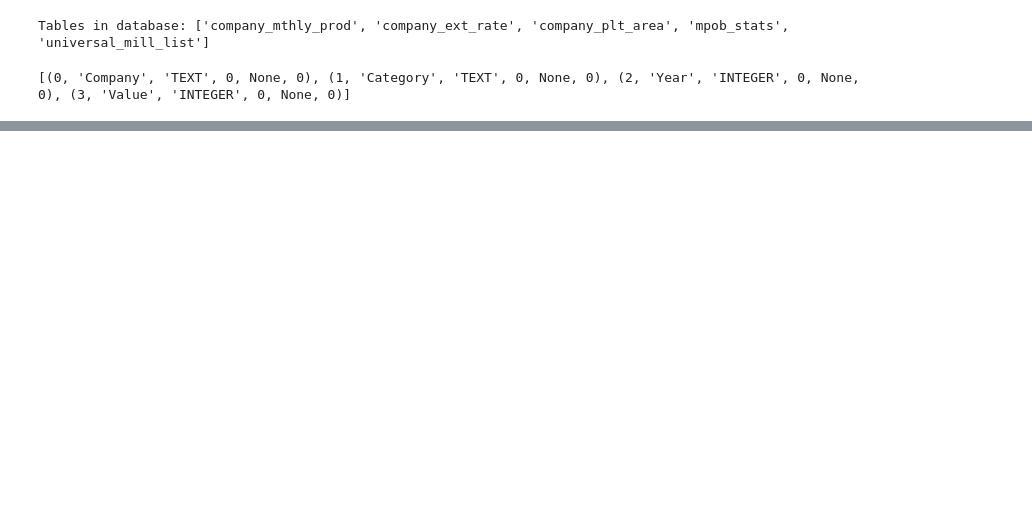
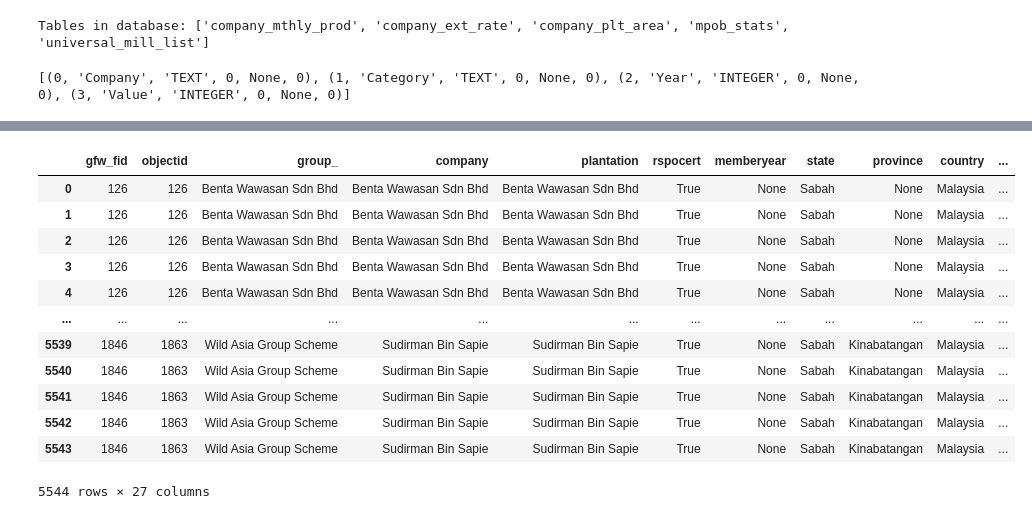
Before and after one commit to derrickgzq/bursa_palmai, a Jupyter notebook: draft.ipynb, the cells around one changed output, grey strips where cells are left out. Cells and saved outputs as stored; diff of their text form; code cells hidden in the pictures; blank space fills up the shorter version.

```diff
--- a/draft.ipynb
+++ b/draft.ipynb
@@ -91,0 +76,2 @@ print(get_table_schema("bursa_palmai_database.db", "company_plt_area"))
+# %%
+pd.set_option('display.max_columns', None)
@@ -91,0 +143,16 @@ print(get_table_schema("bursa_palmai_database.db", "company_plt_area"))
+# %%
+concessions_forecast_comp
+# %% [output]
+|  | gfw_fid | objectid | group_ | company | plantation | rspocert | memberyear | state | province | country | ... |
+| 0 | 126 | 126 | Benta Wawasan Sdn Bhd | Benta Wawasan Sdn Bhd | Benta Wawasan Sdn Bhd | True | None | Sabah | None | Malaysia | ... |
+| 1 | 126 | 126 | Benta Wawasan Sdn Bhd | Benta Wawasan Sdn Bhd | Benta Wawasan Sdn Bhd | True | None | Sabah | None | Malaysia | ... |
+| 2 | 126 | 126 | Benta Wawasan Sdn Bhd | Benta Wawasan Sdn Bhd | Benta Wawasan Sdn Bhd | True | None | Sabah | None | Malaysia | ... |
+| 3 | 126 | 126 | Benta Wawasan Sdn Bhd | Benta Wawasan Sdn Bhd | Benta Wawasan Sdn Bhd | True | None | Sabah | None | Malaysia | ... |
+| 4 | 126 | 126 | Benta Wawasan Sdn Bhd | Benta Wawasan Sdn Bhd | Benta Wawasan Sdn Bhd | True | None | Sabah | None | Malaysia | ... |
+| ... | ... | ... | ... | ... | ... | ... | ... | ... | ... | ... | ... |
+| 5539 | 1846 | 1863 | Wild Asia Group Scheme | Sudirman Bin Sapie | Sudirman Bin Sapie | True | None | Sabah | Kinabatangan | Malaysia | ... |
+| 5540 | 1846 | 1863 | Wild Asia Group Scheme | Sudirman Bin Sapie | Sudirman Bin Sapie | True | None | Sabah | Kinabatangan | Malaysia | ... |
+| 5541 | 1846 | 1863 | Wild Asia Group Scheme | Sudirman Bin Sapie | Sudirman Bin Sapie | True | None | Sabah | Kinabatangan | Malaysia | ... |
+| 5542 | 1846 | 1863 | Wild Asia Group Scheme | Sudirman Bin Sapie | Sudirman Bin Sapie | True | None | Sabah | Kinabatangan | Malaysia | ... |
+| 5543 | 1846 | 1863 | Wild Asia Group Scheme | Sudirman Bin Sapie | Sudirman Bin Sapie | True | None | Sabah | Kinabatangan | Malaysia | ... |
+5544 rows × 27 columns
```
Also changed, not shown: parts of 15 cells of this notebook, 14 other files.
